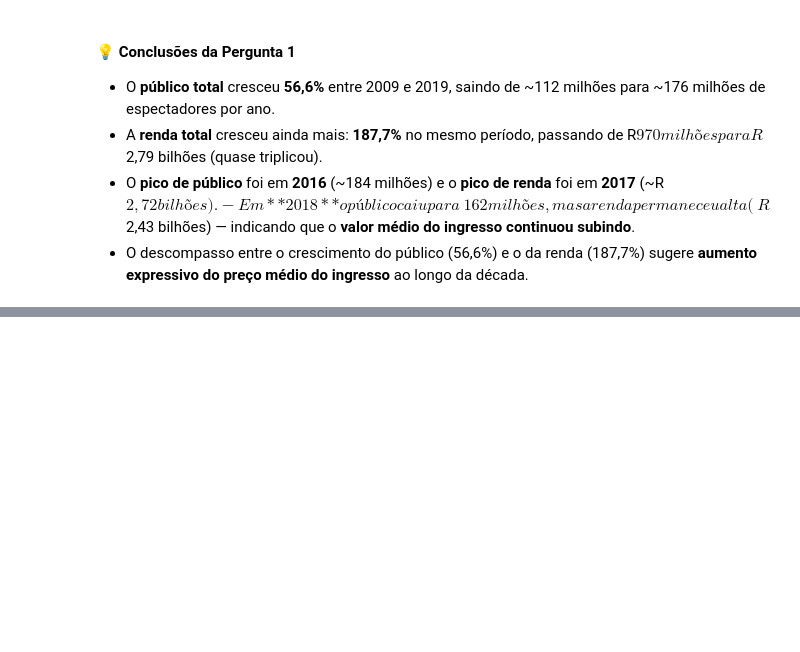
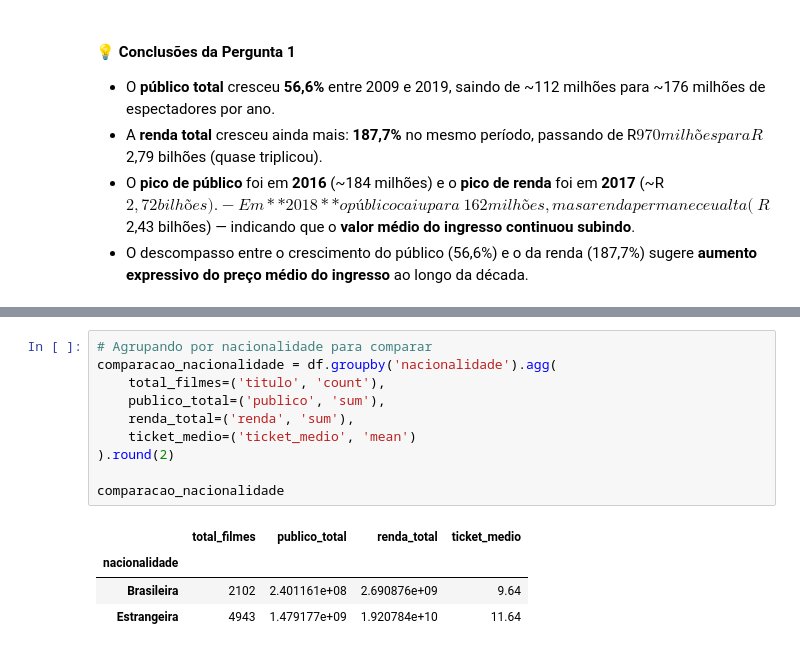
Before and after one commit to paloma2411/analise-filmes-brasil, a Jupyter notebook: analise_filmes.ipynb, the cells around one changed output, grey strips where cells are left out. Saved outputs shown, nothing was run; the diff lists cells and outputs as text; blank space fills up the shorter version.

```diff
--- a/analise_filmes.ipynb
+++ b/analise_filmes.ipynb
@@ -298,0 +305,15 @@ print(f"Crescimento da renda (2009 → 2019): {crescimento_renda:.1f}%")
+# %%
+# Agrupando por nacionalidade para comparar
+comparacao_nacionalidade = df.groupby('nacionalidade').agg(
+    total_filmes=('titulo', 'count'),
+    publico_total=('publico', 'sum'),
+    renda_total=('renda', 'sum'),
+    ticket_medio=('ticket_medio', 'mean')
+).round(2)
+
+comparacao_nacionalidade
+# %% [output]
+|  | total_filmes | publico_total | renda_total | ticket_medio |
+| nacionalidade |  |  |  |  |
+| Brasileira | 2102 | 2.401161e+08 | 2.690876e+09 | 9.64 |
+| Estrangeira | 4943 | 1.479177e+09 | 1.920784e+10 | 11.64 |
```
Also changed, not shown: parts of 4 cells of this notebook.
